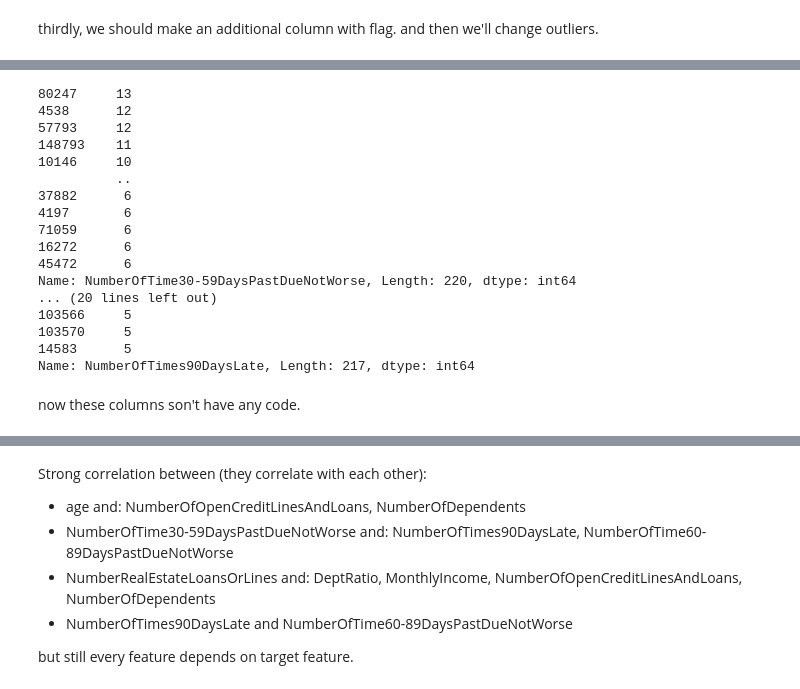
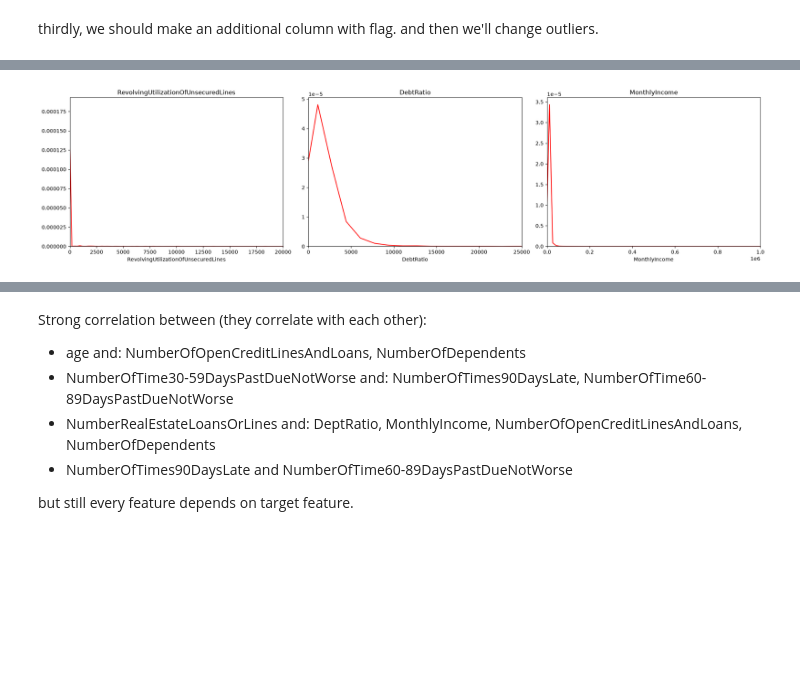
Before and after one commit to coretlwww/credit-risk-prediction, a Jupyter notebook: notebooks/01_eda.ipynb, the cells around one changed output, grey strips where cells are left out. Saved outputs shown, nothing was run; the diff lists cells and outputs as text; code cells hidden in the pictures; blank space fills up the shorter version.

```diff
--- a/notebooks/01_eda.ipynb
+++ b/notebooks/01_eda.ipynb
@@ -362,24 +284,24 @@ change_special_value(9)
-# %%
-print(credit_data['NumberOfTime30-59DaysPastDueNotWorse'].sort_values(ascending=False)[:220])
-print(credit_data['NumberOfTime60-89DaysPastDueNotWorse'].sort_values(ascending=False)[:220])
-print(credit_data['NumberOfTimes90DaysLate'].sort_values(ascending=False)[:217])
-# %% [output]
-80247     13
-4538      12
-57793     12
-148793    11
-10146     10
-          ..
-37882      6
-4197       6
-71059      6
-16272      6
-45472      6
-Name: NumberOfTime30-59DaysPastDueNotWorse, Length: 220, dtype: int64
-... (20 lines left out)
-103566     5
-103570     5
-14583      5
-Name: NumberOfTimes90DaysLate, Length: 217, dtype: int64
-# %% [markdown]
-now these columns son't have any code.
+# %%
+fig, axes = plt.subplots(1, 3, figsize=(20, 5))
+axes = axes.flatten()
+
+# continuous features
+features = ['RevolvingUtilizationOfUnsecuredLines', 'DebtRatio', 'MonthlyIncome']
+
+for i, col in enumerate(features):
+    sns.kdeplot(data=credit_data, x=col, ax=axes[i], color='red')
+    axes[i].set_title(col)
+    axes[i].set_ylabel('')
+
+    if col == 'RevolvingUtilizationOfUnsecuredLines':
+        axes[i].set_xlim(0, 20000)
+    elif col == 'DebtRatio':
+        axes[i].set_xlim(0, 25000)
+    elif col == 'MonthlyIncome':
+        axes[i].set_xlim(0, 1000000)
+
+
+plt.tight_layout()
+plt.show()
+# %% [output]
+[figure, added]
```
Also changed, not shown: parts of 39 cells of this notebook, 2 other files.
